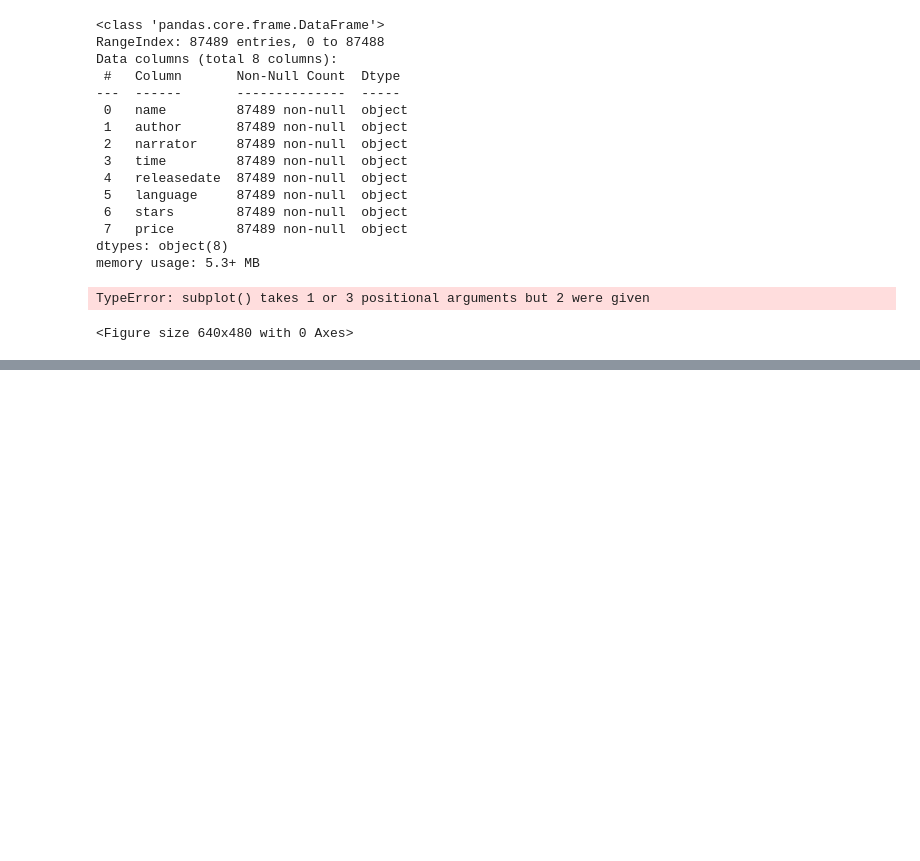
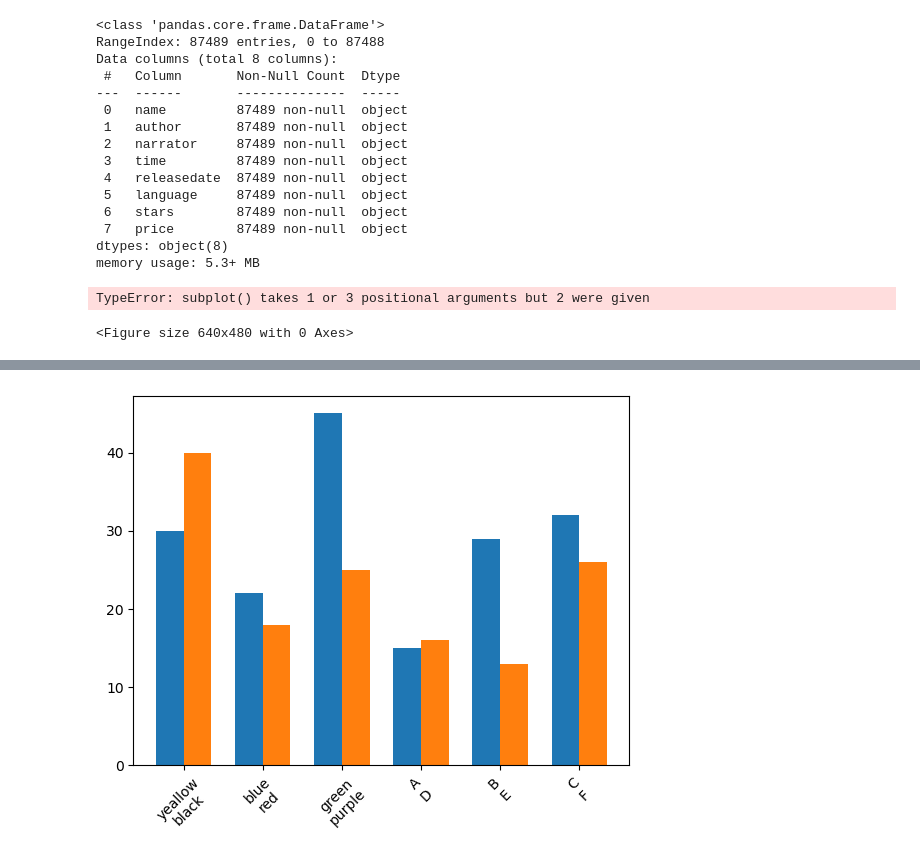
Before and after one commit to trung295/Data-analysis, a Jupyter notebook: Practices/Data cleaning/audible_dataset.ipynb, the cells around one changed output, grey strips where cells are left out. Cells and saved outputs as stored; diff of their text form; code cells hidden in the pictures; blank space fills up the shorter version.

```diff
--- a/Practices/Data cleaning/audible_dataset.ipynb
+++ b/Practices/Data cleaning/audible_dataset.ipynb
@@ -335,0 +382,27 @@ data[0]
+# %%
+import pandas as pd
+import numpy as np
+import matplotlib.pyplot as plt
+
+color1 =["yeallow","blue","green","A","B","C"]
+number1 = [30,22,45,15,29,32]
+
+color2=["black","red","purple","D","E","F"]
+number2 = [40,18,25,16,13,26]
+
+categories = []
+for a in range(len(color1)):
+    for b in range(len(color2)):
+        if a==b:
+            categories.append(color1[a]+"\n"+color2[b])
+
+bar_width = 0.35
+x = np.arange(len(color1))
+
+
+plt.bar(x-bar_width/2,number1,bar_width)
+plt.bar(x+bar_width/2,number2,bar_width)
+plt.xticks(x,categories,rotation = 45)
+plt.show()
+# %% [output]
+[figure, added]
```
Also changed, not shown: parts of 4 cells of this notebook, 1 other file.
